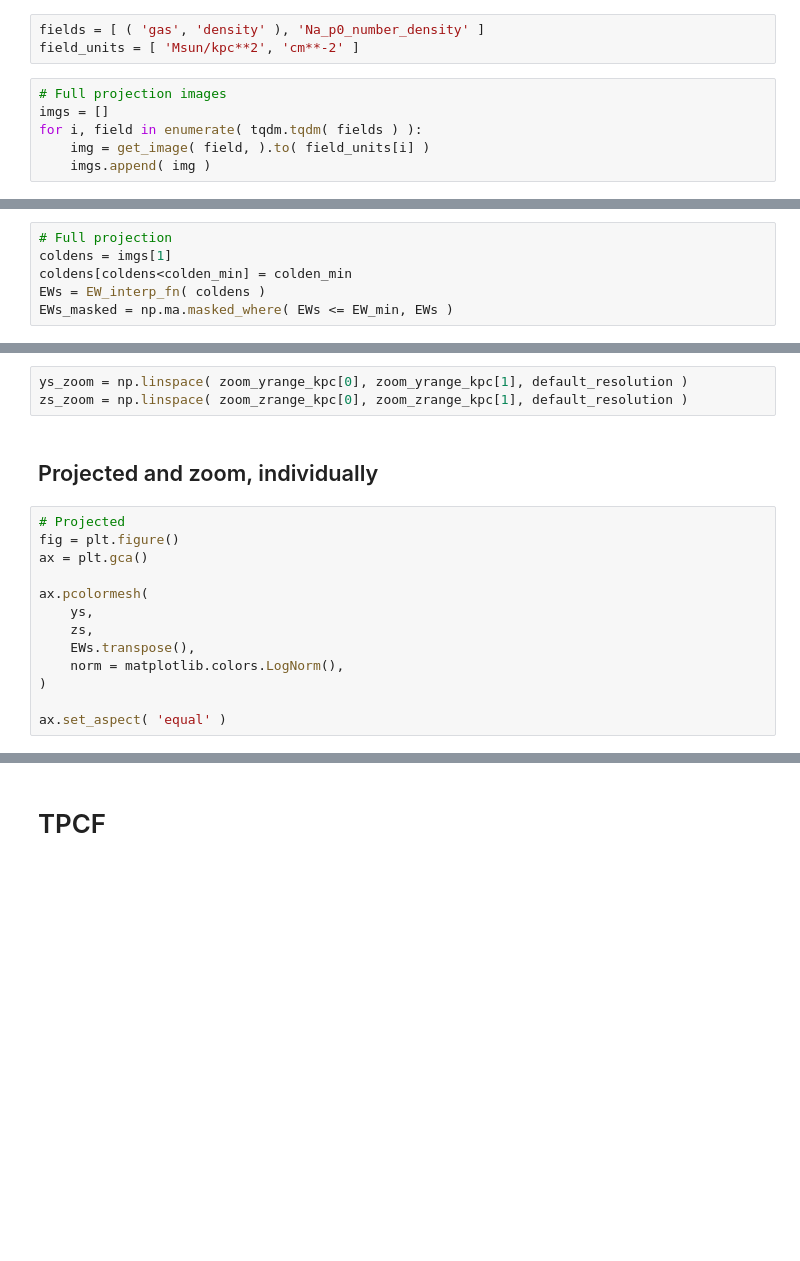
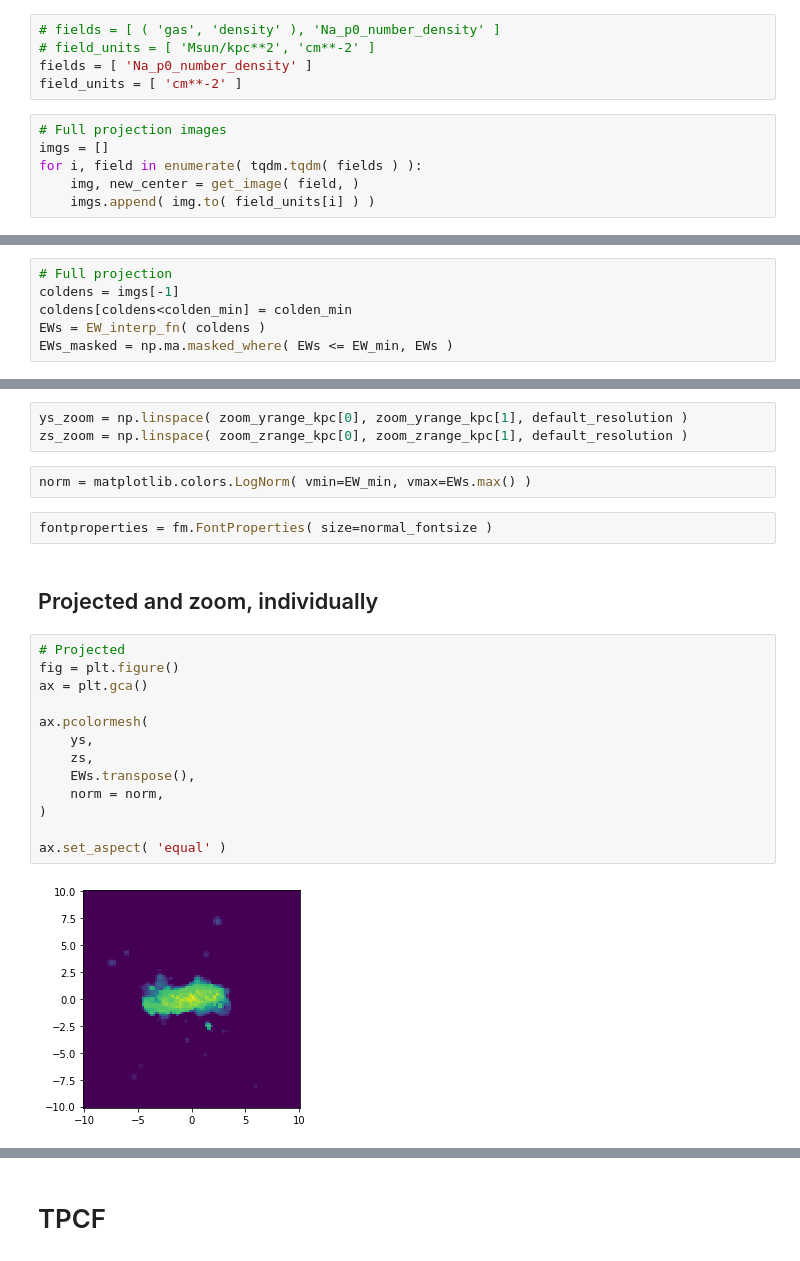
Before and after one commit to chanhhao/healpyt, a Jupyter notebook: trident_column_densities.ipynb, the cells around one changed output, grey strips where cells are left out. Saved outputs shown, nothing was run; the diff lists cells and outputs as text; blank space fills up the shorter version.

Commit message:
About to start generating publication-level plots.

```diff
--- a/trident_column_densities.ipynb
+++ b/trident_column_densities.ipynb
@@ -165,14 +187,16 @@ def get_image( field, yrange_kpc=yrange_full_proj_kpc, zrange_kpc=zrange_full_pr
 # %% [markdown]
 ## Loop to get images
 # %%
-fields = [ ( 'gas', 'density' ), 'Na_p0_number_density' ]
-field_units = [ 'Msun/kpc**2', 'cm**-2' ]
+# fields = [ ( 'gas', 'density' ), 'Na_p0_number_density' ]
+# field_units = [ 'Msun/kpc**2', 'cm**-2' ]
+fields = [ 'Na_p0_number_density' ]
+field_units = [ 'cm**-2' ]
 # %%
 # Full projection images
 imgs = []
 for i, field in enumerate( tqdm.tqdm( fields ) ):
-    img = get_image( field, ).to( field_units[i] )
-    imgs.append( img )
+    img, new_center = get_image( field, )
+    imgs.append( img.to( field_units[i] ) )
 # %%
 # Zoom images
 zoom_imgs = []
@@ -237,7 +301,7 @@ EW_interp_fn = scipy.interpolate.interp1d( coldens_cog, EWs_default )
 ## Conversion Itself
 # %%
 # Full projection
-coldens = imgs[1]
+coldens = imgs[-1]
 coldens[coldens<colden_min] = colden_min
 EWs = EW_interp_fn( coldens )
 EWs_masked = np.ma.masked_where( EWs <= EW_min, EWs )
@@ -257,21 +325,27 @@ zs = np.linspace( zrange_full_proj_kpc[0], zrange_full_proj_kpc[1], default_reso
 # %%
 ys_zoom = np.linspace( zoom_yrange_kpc[0], zoom_yrange_kpc[1], default_resolution )
 zs_zoom = np.linspace( zoom_zrange_kpc[0], zoom_zrange_kpc[1], default_resolution )
+# %%
+norm = matplotlib.colors.LogNorm( vmin=EW_min, vmax=EWs.max() )
+# %%
+fontproperties = fm.FontProperties( size=normal_fontsize )
 # %% [markdown]
 ## Projected and zoom, individually
 # %%
 # Projected
 fig = plt.figure()
 ax = plt.gca()
 
 ax.pcolormesh(
     ys,
     zs,
     EWs.transpose(),
-    norm = matplotlib.colors.LogNorm(),
+    norm = norm,
 )
 
 ax.set_aspect( 'equal' )
+# %% [output]
+[figure, added]
 # %%
 # Projected
 fig = plt.figure()
```
Also changed, not shown: parts of 19 cells of this notebook.
